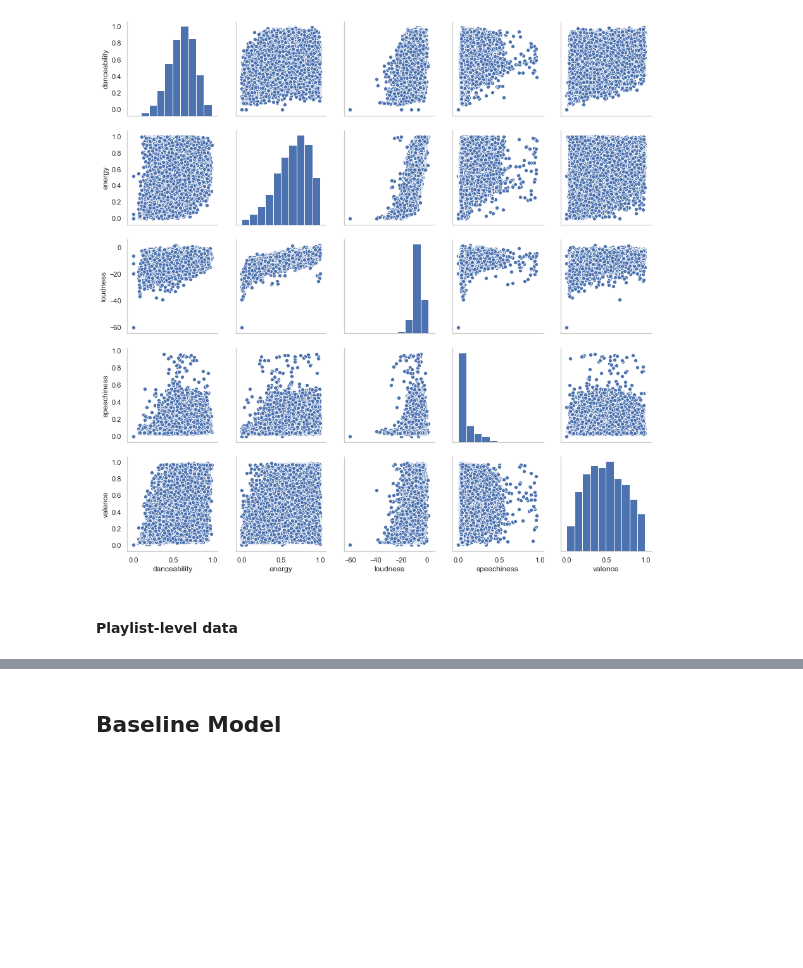
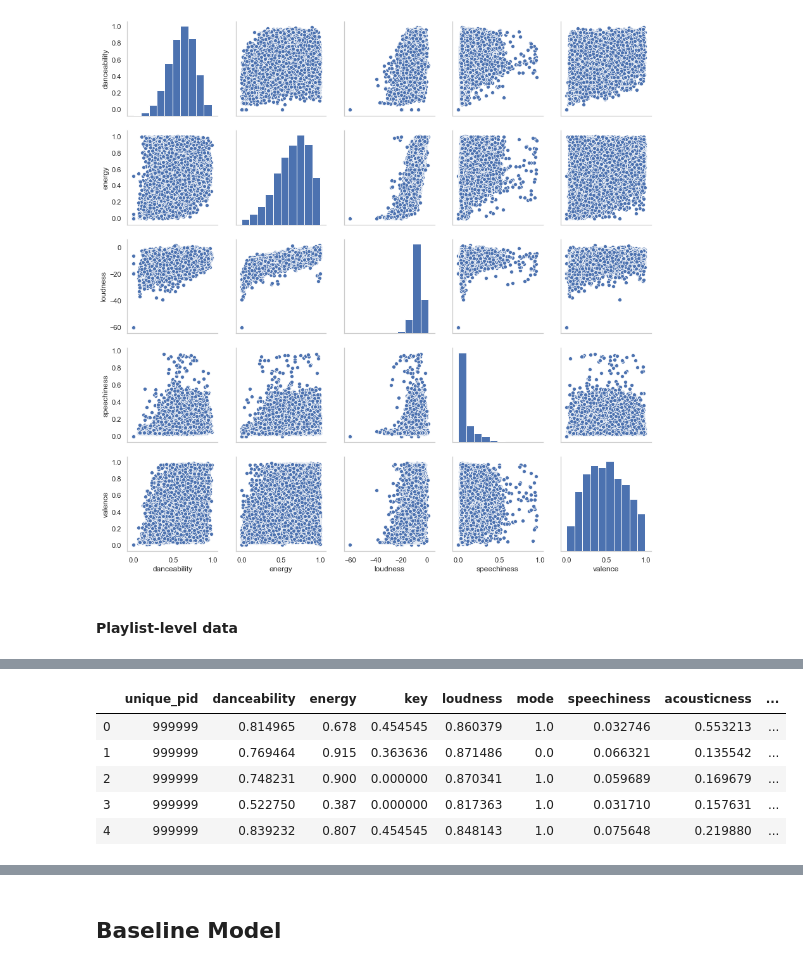
Before and after one commit to spotted-d/spotify-project, a Jupyter notebook: notebooks/group37_milestone3_eda_baseline_model.ipynb, the cells around one changed output, grey strips where cells are left out. Saved outputs shown, nothing was run; the diff lists cells and outputs as text; code cells hidden in the pictures; blank space fills up the shorter version.

```diff
--- a/notebooks/milestone3_eda_final.ipynb
+++ b/notebooks/group37_milestone3_eda_baseline_model.ipynb
@@ -205,0 +251,21 @@ pp = sns.pairplot(playlist_numeric.sample(frac=0.05)[["danceability", "energy",
+# %%
+features = ['danceability', 'energy', 'key', 'loudness', 'mode', 'speechiness',
+            'acousticness', 'instrumentalness', 'liveness', 'valence', 'tempo',
+            'duration_ms', 'time_signature']
+
+pids = playlist_grouped_data["unique_pid"]
+playlist_data_ft = playlist_grouped_data[features]
+
+scalar = MinMaxScaler().fit(playlist_data_ft)
+playlists_transformed = scalar.transform(playlist_data_ft)
+playlists_grouped_norm = pd.DataFrame(playlists_transformed, columns=features)
+playlists_grouped_norm = pd.concat([pids, playlists_grouped_norm], axis = 1)
+
+playlists_grouped_norm.head()
+# %% [output]
+|  | unique_pid | danceability | energy | key | loudness | mode | speechiness | acousticness | ... |
+| 0 | 999999 | 0.814965 | 0.678 | 0.454545 | 0.860379 | 1.0 | 0.032746 | 0.553213 | ... |
+| 1 | 999999 | 0.769464 | 0.915 | 0.363636 | 0.871486 | 0.0 | 0.066321 | 0.135542 | ... |
+| 2 | 999999 | 0.748231 | 0.900 | 0.000000 | 0.870341 | 1.0 | 0.059689 | 0.169679 | ... |
+| 3 | 999999 | 0.522750 | 0.387 | 0.000000 | 0.817363 | 1.0 | 0.031710 | 0.157631 | ... |
+| 4 | 999999 | 0.839232 | 0.807 | 0.454545 | 0.848143 | 1.0 | 0.075648 | 0.219880 | ... |
```
Also changed, not shown: parts of 24 cells of this notebook, 1 other file.
